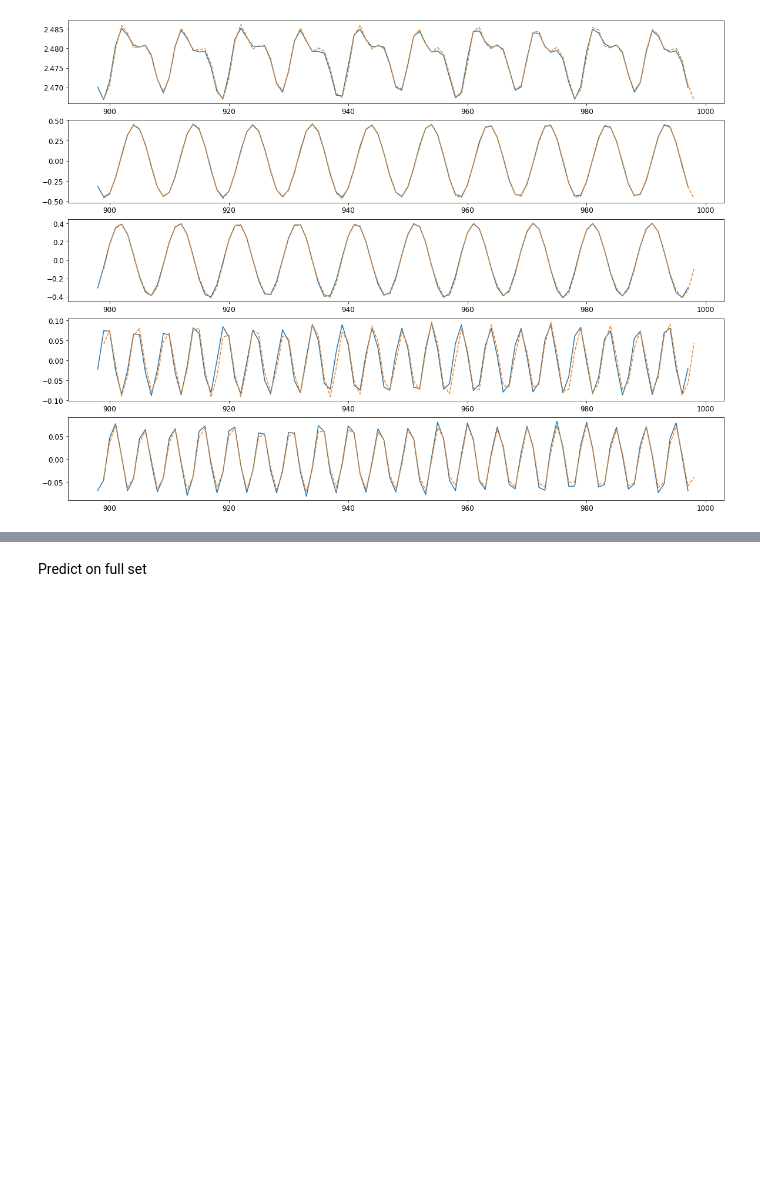
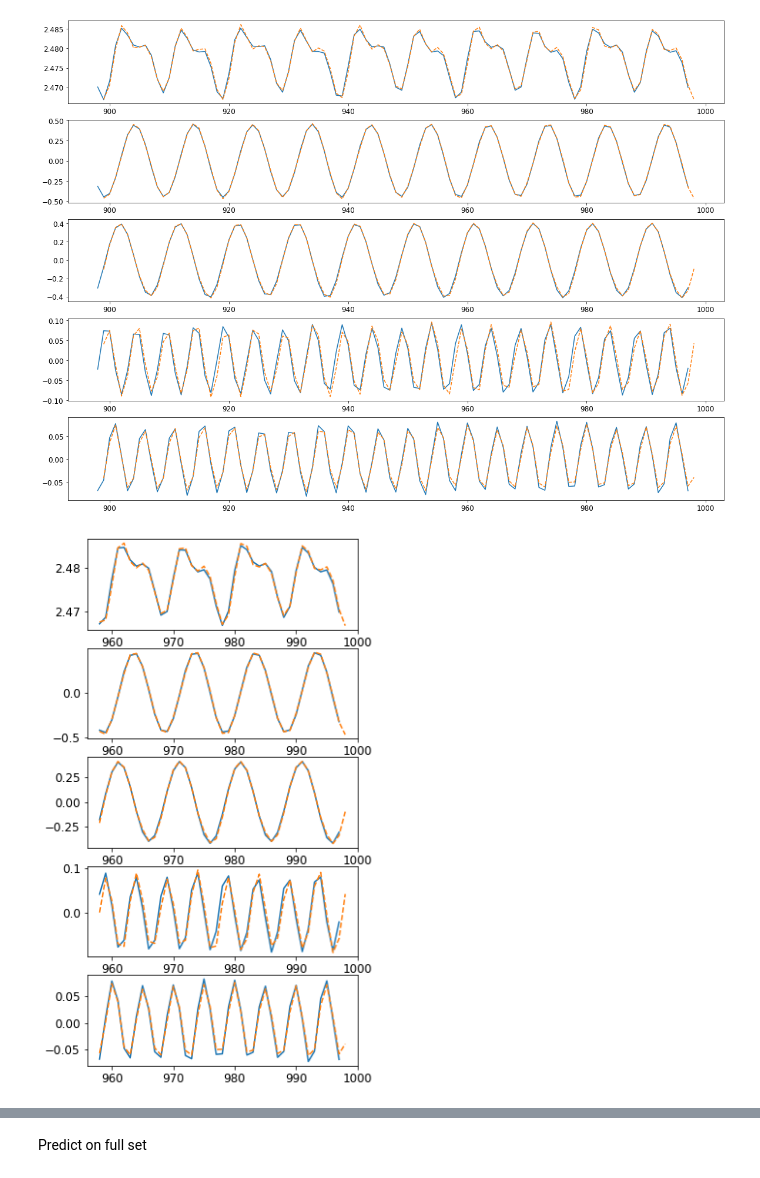
Before and after one commit to acse-tz3420/DD-GAN, a Jupyter notebook: 2.POD-MLP-deriv.ipynb, the cells around one changed output, grey strips where cells are left out. Cells and saved outputs as stored; diff of their text form; code cells hidden in the pictures; blank space fills up the shorter version.

```diff
--- a/2.POD-MLP-deriv.ipynb
+++ b/2.POD-MLP-deriv.ipynb
@@ -246,5 +266,12 @@ for i in range(5):
     ax.flatten()[i].plot(times[899:], y_pred[:,i],'--')
 # %% [output]
 [figure]
+# %%
+fig, ax = plt.subplots(5, 1, figsize=[5,10])
+for i in range(5):
+    ax.flatten()[i].plot(times[958:-1], deriv.values[958:, i])
+    ax.flatten()[i].plot(times[958:], y_pred[59:,i],'--')
+# %% [output]
+[figure, added]
 # %%
 def predict_next_time_level(x_test, x_inv, time_level):
```
Also changed, not shown: parts of 6 cells of this notebook, 4 other files.
